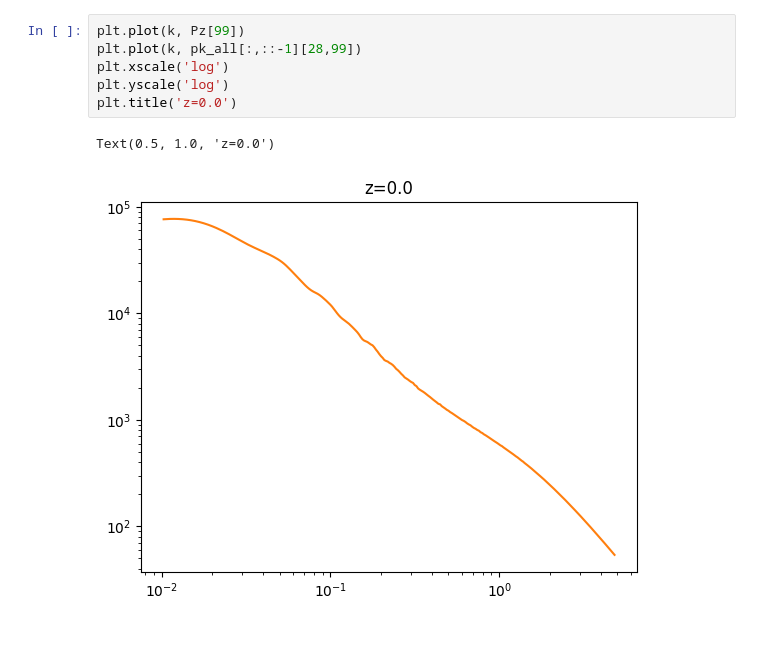
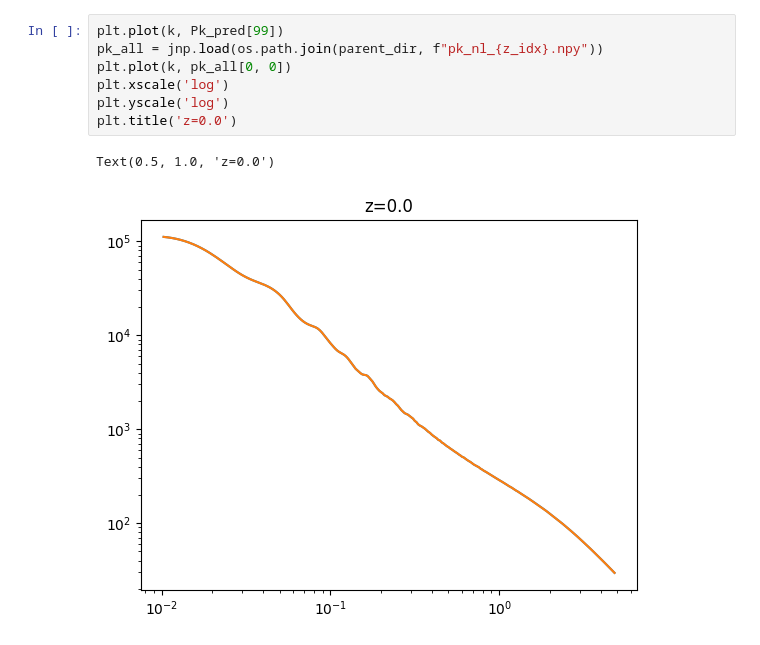
Before and after one commit to pltaylor16/odd_emu, a Jupyter notebook: production/test_solve.ipynb, the cells around one changed output. Saved outputs shown, nothing was run; the diff lists cells and outputs as text.

```diff
--- a/production/test_solve.ipynb
+++ b/production/test_solve.ipynb
@@ -92,11 +116,12 @@ print (Pz[0])
 [figure]
 # %%
-plt.plot(k, Pz[99])
-plt.plot(k, pk_all[:,::-1][28,99])
+plt.plot(k, Pk_pred[99])
+pk_all = jnp.load(os.path.join(parent_dir, f"pk_nl_{z_idx}.npy"))
+plt.plot(k, pk_all[0, 0])
 plt.xscale('log')
 plt.yscale('log')
 plt.title('z=0.0')
 # %% [output]
 Text(0.5, 1.0, 'z=0.0')
-[figure, old version]
+[figure, new version]
 # %%
```
Also changed, not shown: parts of 3 cells of this notebook.
